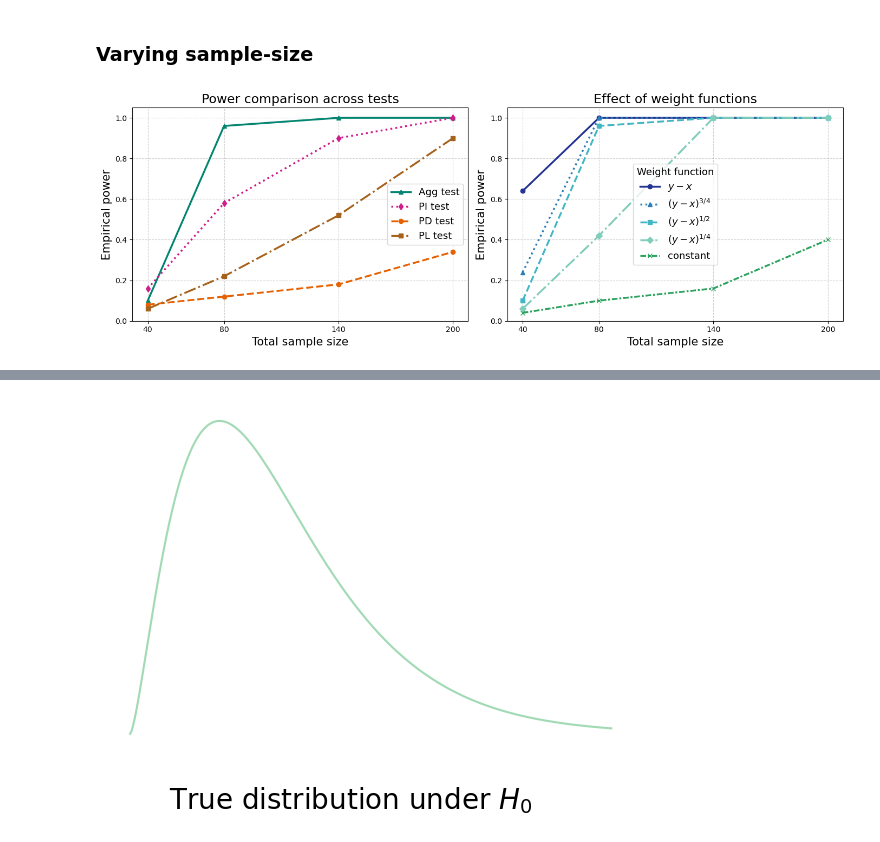
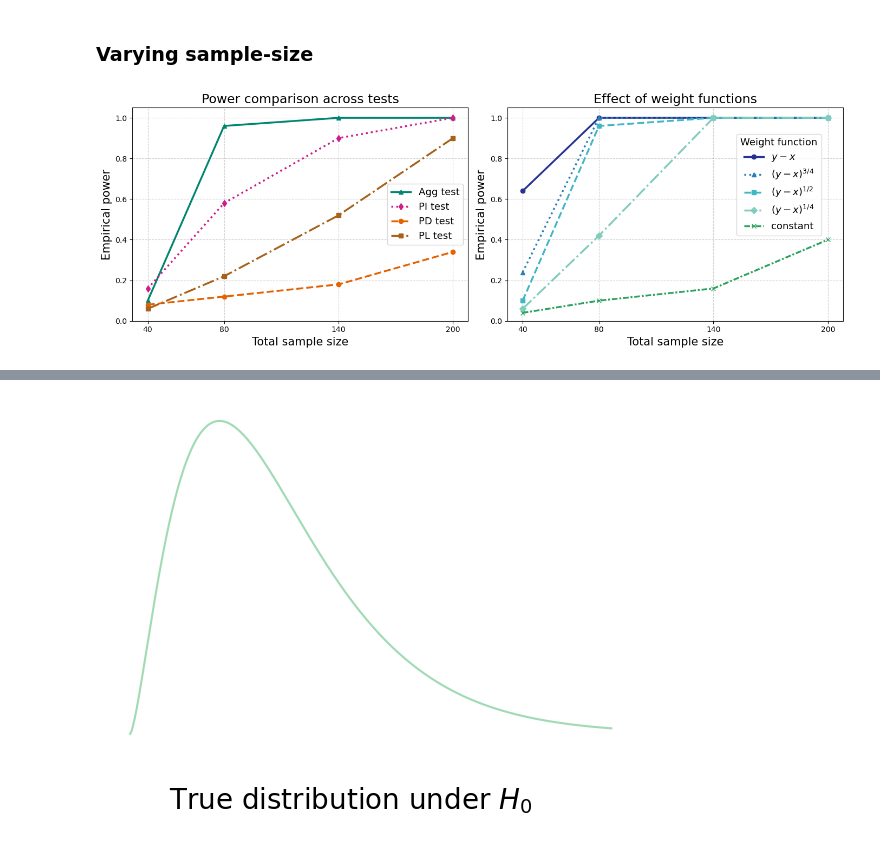
Before and after one commit to yeongunghan919/A_Two-Sample_Test_on_Weighted_Persistence_Intensity_Functions_in_Topological_Data_Analysis, a Jupyter notebook: Figures.ipynb, the cells around one changed output, grey strips where cells are left out. Cells and saved outputs as stored; diff of their text form; code cells hidden in the pictures.

```diff
--- a/Figures.ipynb
+++ b/Figures.ipynb
@@ -844,36 +844,40 @@ axes[0].plot(list_npc, PI_result, marker='d', label="PI test",linestyle=':',colo
 axes[0].plot(list_npc, PD_result, marker='o', label="PD test",linestyle='--',color=colors[2], lw=2.5)
 axes[0].plot(list_npc, PL_result, marker='s', label="PL test",linestyle='-.',color=colors[3], lw=2.5)
 axes[0].set_xlabel("Total sample size",fontsize=15)
 axes[0].set_ylabel("Empirical power",fontsize=15)
 axes[0].set_title("Power comparison across tests",fontsize=17)
 axes[0].set_ylim(0,1.05)
 axes[0].set_xticks(list_npc, [str(x) for x in list_npc])
 axes[0].grid(True, linestyle="--", alpha=0.6)
 axes[0].legend(fontsize=13)
 
 # --- Right plot: Effect of weight functions ---
 
 axes[1].plot(list_npc, Aggtest_result_linear, marker='o', label=r"$y-x$",linestyle='-',color=colors2[0], lw=2.5)
 axes[1].plot(list_npc, Aggtest_result_third, marker='^', label=r"$(y-x)^{3/4}$",linestyle=':',color=colors2[1], lw=2.5)
 axes[1].plot(list_npc, Aggtest_result_root, marker='s', label=r"$(y-x)^{1/2}$",linestyle='--',color=colors2[2], lw=2.5)
 axes[1].plot(list_npc, Aggtest_result_oneoverfour,
              marker='D', linestyle='-.', label=r"$(y-x)^{1/4}$", color=colors2[3], lw=2.5)
 axes[1].plot(list_npc, Aggtest_result_constant,
              marker='x', linestyle=(0, (3, 1, 1, 1)), label="constant", color=colors2[4], lw=2.5)
 axes[1].set_xlabel("Total sample size",fontsize=15)
 axes[1].set_ylabel("Empirical power",fontsize=15)
 axes[1].set_title("Effect of weight functions",fontsize=17)
 axes[1].set_ylim(0,1.05)
 axes[1].set_xticks(list_npc, [str(x) for x in list_npc])
 axes[1].grid(True, linestyle="--", alpha=0.6)
-axes[1].legend(fontsize=13,title=r"Weight function",title_fontsize=13)
-
+axes[1].legend(
+    fontsize=13,
+    title=r"Weight function",
+    title_fontsize=13,
+    loc="upper right",
+    bbox_to_anchor=(0.95, 0.9))
 plt.tight_layout()
 plt.savefig("results/figures/figure_file/Torus_Simulation_samplesize.png", dpi=300)
 plt.savefig("results/figures/figure_file/Torus_Simulation_samplesize.pdf")
 plt.show()
 # %% [output]
-[figure, old version]
+[figure, new version]
 # %%
 list_npc=np.array([40,80,140,200])
 latex_code = simulation_to_latex_table(
```
